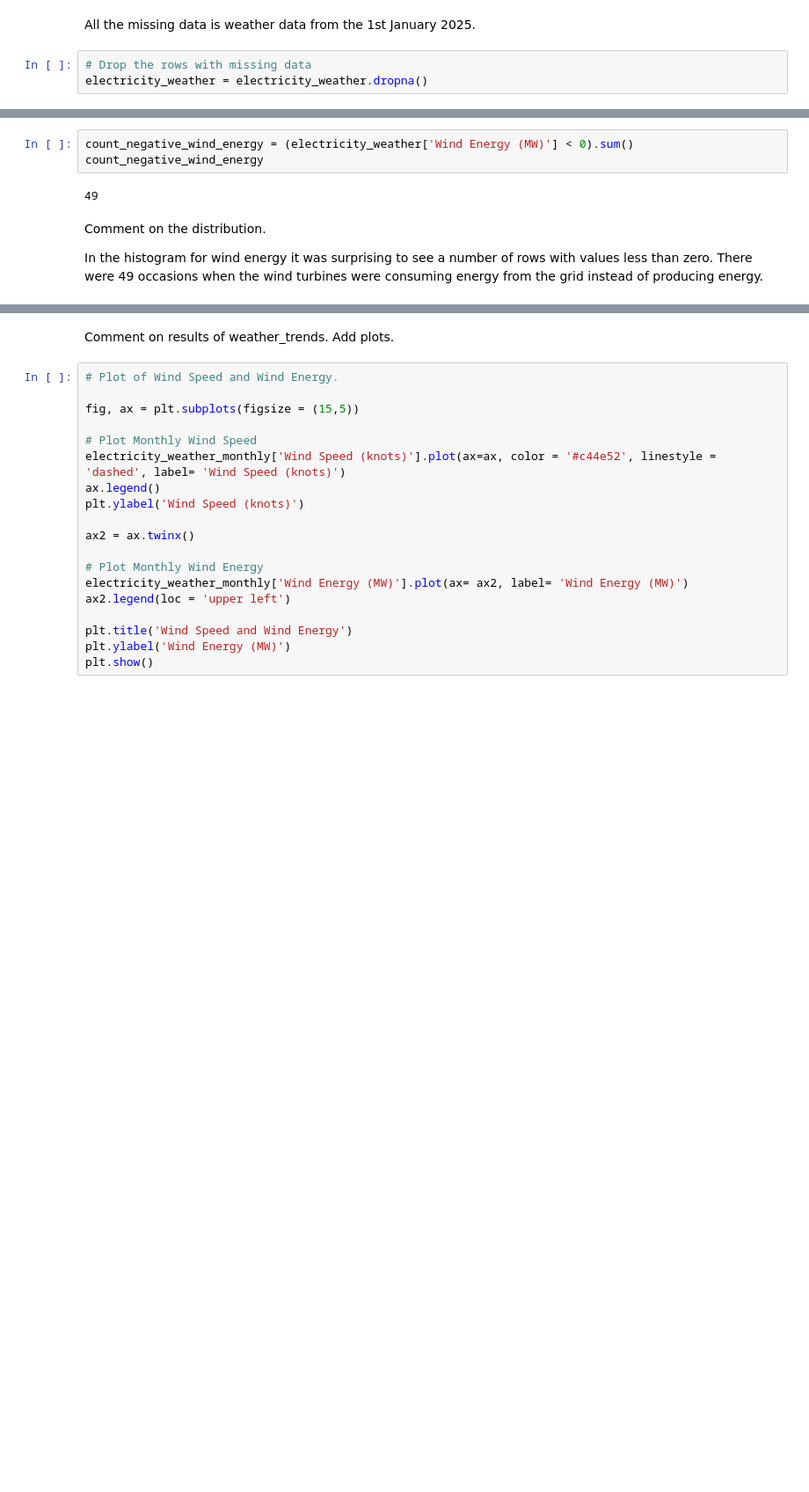
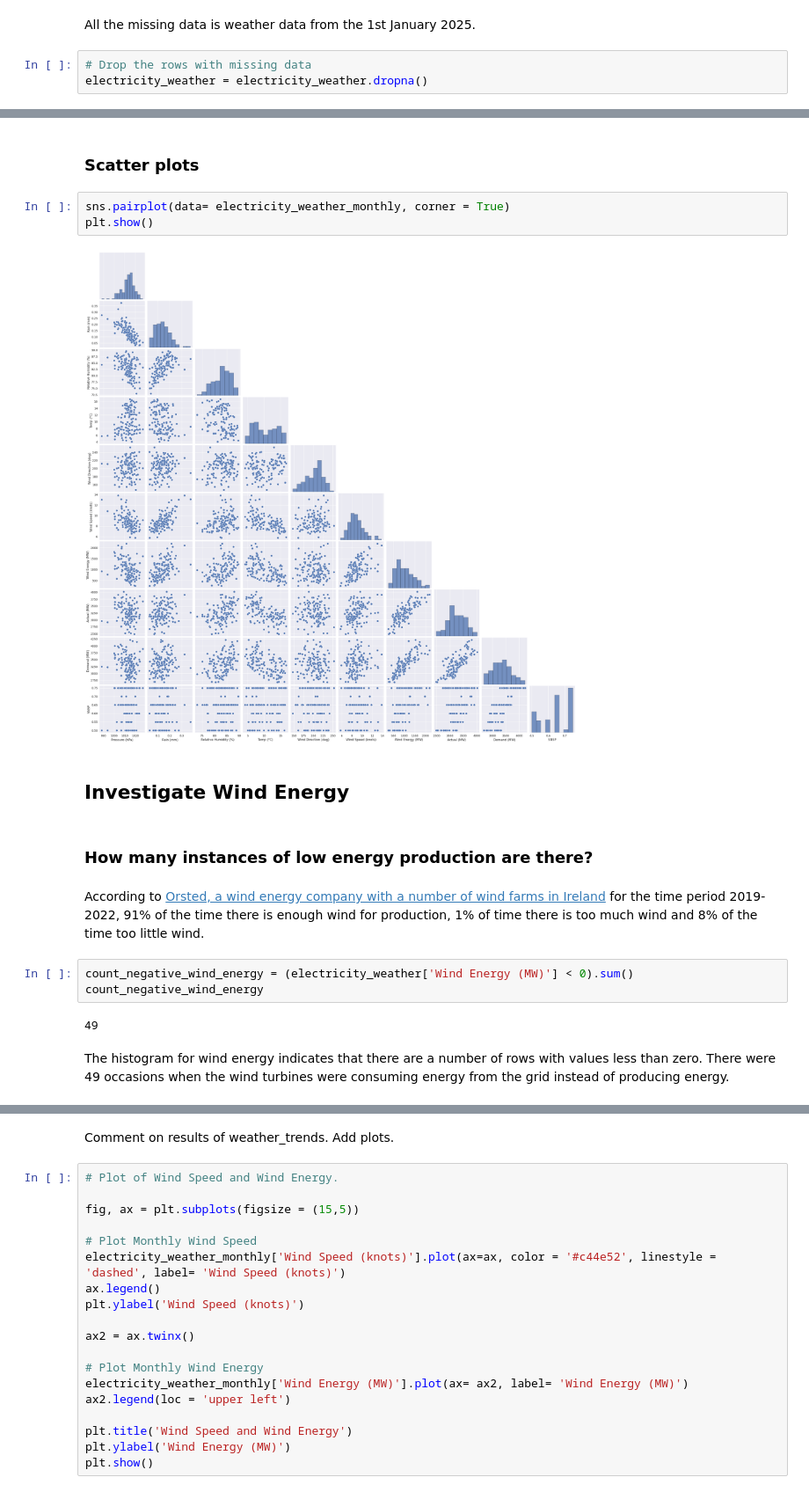
Before and after one commit to IreneKilgannon/PFDA, a Jupyter notebook: PFDA-project/wind_energy_analysis.ipynb, the cells around one changed output, grey strips where cells are left out. Shown at 88% size. Drawn from its saved outputs; the diff is of its cells as text; blank space fills up the shorter version.

```diff
--- a/PFDA-project/wind_energy_analysis.ipynb
+++ b/PFDA-project/wind_energy_analysis.ipynb
@@ -337,12 +323,23 @@ electricity_weather.hist(figsize= (15,10), bins = 30)
 plt.show()
 # %% [output]
 [figure]
+# %% [markdown]
+### Scatter plots
+# %%
+sns.pairplot(data= electricity_weather_monthly, corner = True)
+plt.show()
+# %% [output]
+[figure, added]
+# %% [markdown]
+## Investigate Wind Energy
+# %% [markdown]
+### How many instances of low energy production are there?
+# %% [markdown]
+According to [Orsted, a wind energy company with a number of wind farms in Ireland](https://orsted.ie/renewable-energy-solutions/onshore-wind/onshore-wind-facts/is-onshore-wind-power-reliable?gad_source=1&gclid=Cj0KCQiAvbm7BhC5ARIsAFjwNHsqQo_o5BNQDDSs188yJNVjuNKutenLgB4fyrrApMoVsbYHk8igaZUaAk-YEALw_wcB) for the time period 2019-2022, 91% of the time there is enough wind for production, 1% of time there is too much wind and 8% of the time too little wind.
 # %%
 count_negative_wind_energy = (electricity_weather['Wind Energy (MW)'] < 0).sum()
 count_negative_wind_energy
 # %% [output]
 49
 # %% [markdown]
-Comment on the distribution.
-
-In the histogram for wind energy it was surprising to see a number of rows with values less than zero. There were 49 occasions when the wind turbines were consuming energy from the grid instead of producing energy.
+The histogram for wind energy indicates that there are a number of rows with values less than zero. There were 49 occasions when the wind turbines were consuming energy from the grid instead of producing energy.
```
Also changed, not shown: parts of 45 cells of this notebook, 2 other files.
